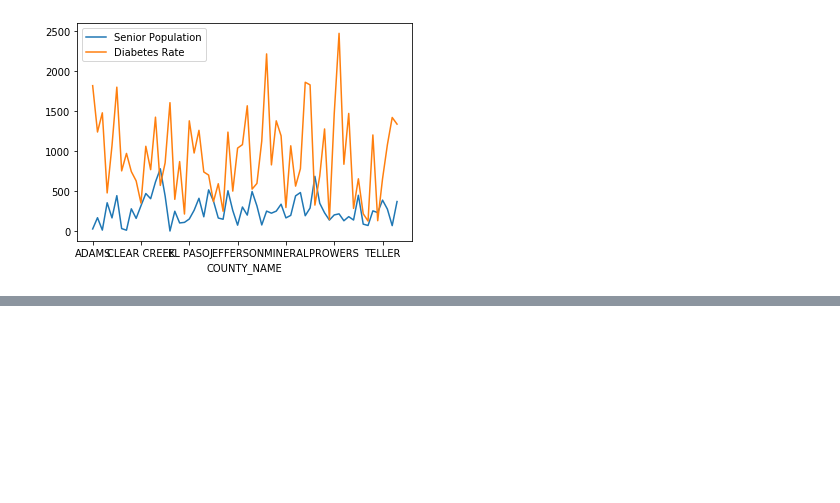
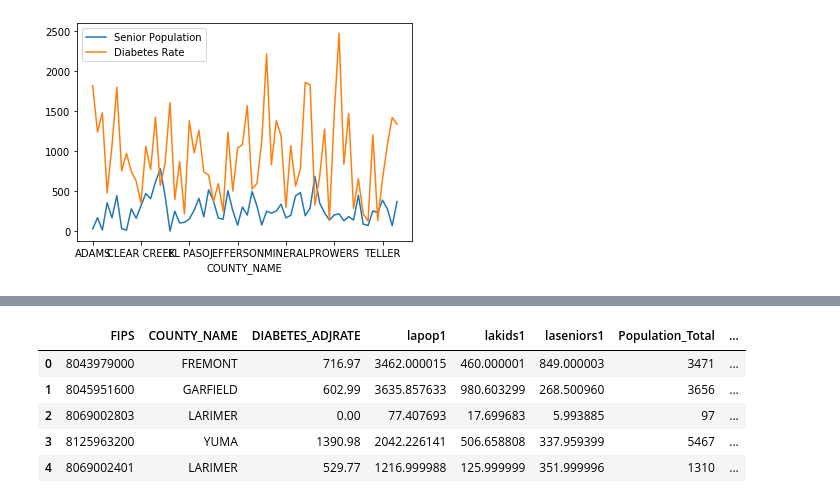
Before and after one commit to Ryan-Eberle/Diabetes-Demographics-in-Colorado, a Jupyter notebook: Diabetes_age_analysis.ipynb, the cells around one changed output, grey strips where cells are left out. Saved outputs shown, nothing was run; the diff lists cells and outputs as text; code cells hidden in the pictures; blank space fills up the shorter version.

```diff
--- a/Diabetes_age_analysis.ipynb
+++ b/Diabetes_age_analysis.ipynb
@@ -188,0 +168,9 @@ plt.show()
+# %%
+combined_data_df.head()
+# %% [output]
+|  | FIPS | COUNTY_NAME | DIABETES_ADJRATE | lapop1 | lakids1 | laseniors1 | Population_Total | ... |
+| 0 | 8043979000 | FREMONT | 716.97 | 3462.000015 | 460.000001 | 849.000003 | 3471 | ... |
+| 1 | 8045951600 | GARFIELD | 602.99 | 3635.857633 | 980.603299 | 268.500960 | 3656 | ... |
+| 2 | 8069002803 | LARIMER | 0.00 | 77.407693 | 17.699683 | 5.993885 | 97 | ... |
+| 3 | 8125963200 | YUMA | 1390.98 | 2042.226141 | 506.658808 | 337.959399 | 5467 | ... |
+| 4 | 8069002401 | LARIMER | 529.77 | 1216.999988 | 125.999999 | 351.999996 | 1310 | ... |
```
Also changed, not shown: parts of 11 cells of this notebook.
